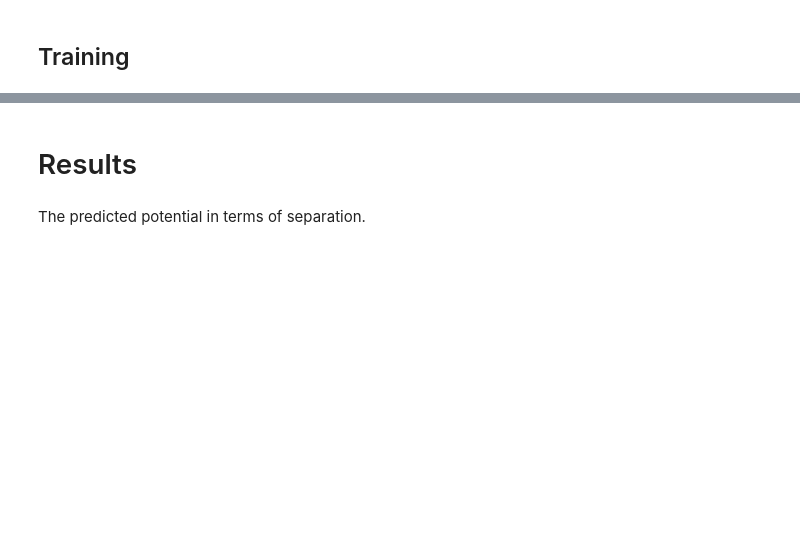
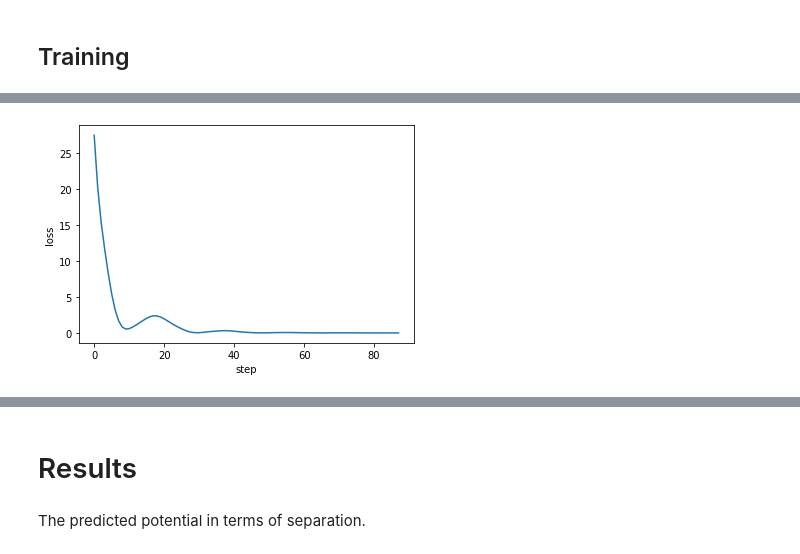
Before and after one commit to arpn/complex_wilson, a Jupyter notebook: test.ipynb, the cells around one changed output, grey strips where cells are left out. Cells and saved outputs as stored; diff of their text form; code cells hidden in the pictures; blank space fills up the shorter version.

```diff
--- a/test.ipynb
+++ b/test.ipynb
@@ -145,10 +145,10 @@ plt.ylabel('grad');
 # %% [markdown]
 ## Training
-# %%
-def loss_f(V_diff, sigma, model):
-    # return torch.mean(V_diff.real**2 / sigma.real**2) + torch.mean(V_diff.imag**2 / sigma.imag**2)
-    # return torch.mean(V_diff.abs()**2/sigma.abs()**2)
-    return torch.mean((V_diff/sigma).abs()**2)
+# %%
+def loss_f(V_diff, sigma):
+    V = V_diff[torch.isfinite(V_diff)]
+    s = sigma[torch.isfinite(V_diff)]
+    return torch.mean((V/s).abs()**2)
 # %%
 def train(opt, epochs, lr=0.01, diff_cutoff=1e-6):
     loader = torch.utils.data.DataLoader(dataset=dataset, batch_size=len(dataset))
@@ -169,7 +169,7 @@ def train(opt, epochs, lr=0.01, diff_cutoff=1e-6):
                     optimizer.zero_grad()
                     V_pred = model(L)
                     V_diff = V_pred + model.shift - V
-                    loss = loss_f(V_diff, sigma, model)
+                    loss = loss_f(V_diff, sigma)
                     loss.backward()
                     losses.append(loss.item())
                     return loss
@@ -186,6 +186,7 @@ def train(opt, epochs, lr=0.01, diff_cutoff=1e-6):
                 print(f'epoch={epoch:2d}, loss={losses[-1]:0.6f}, diff={diff:.6f}')
             if diff < diff_cutoff:
                 print(f'Step length less than {diff_cutoff}. Stopping.')
+                break
     except KeyboardInterrupt:
         print('Stopping.')
     plt.plot(losses)
@@ -199,3 +205,3 @@ losses = []
 # %%
-train('adam', 500, 0.01)
+train('adam', 500, 0.02)
 # %% [output]
@@ -202,0 +218 @@ NameError: name 'a_vals' is not defined
+[figure, added]
```
Also changed, not shown: parts of 15 cells of this notebook, 11 other files.
